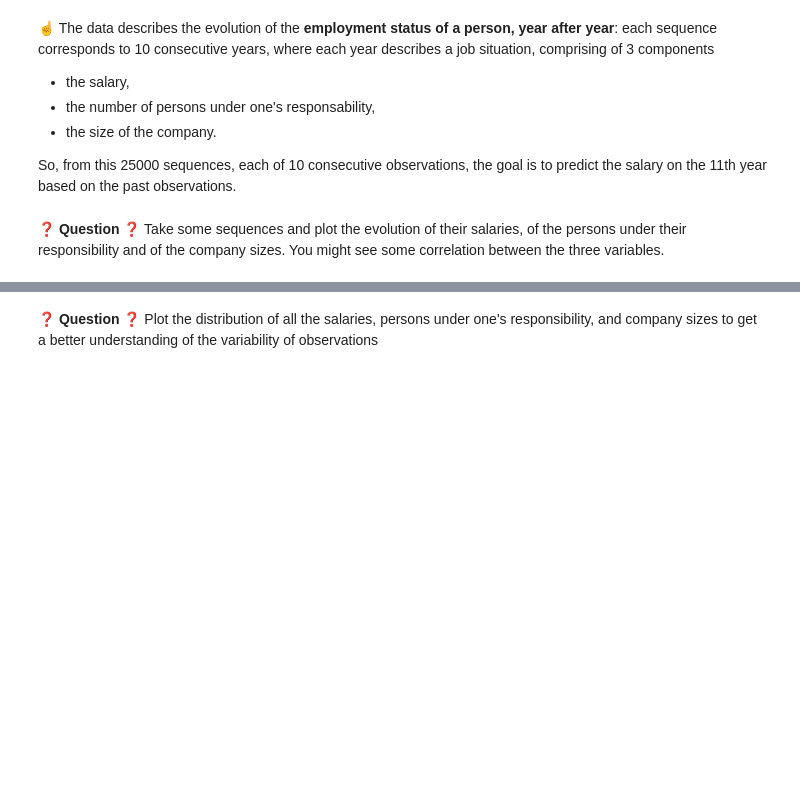
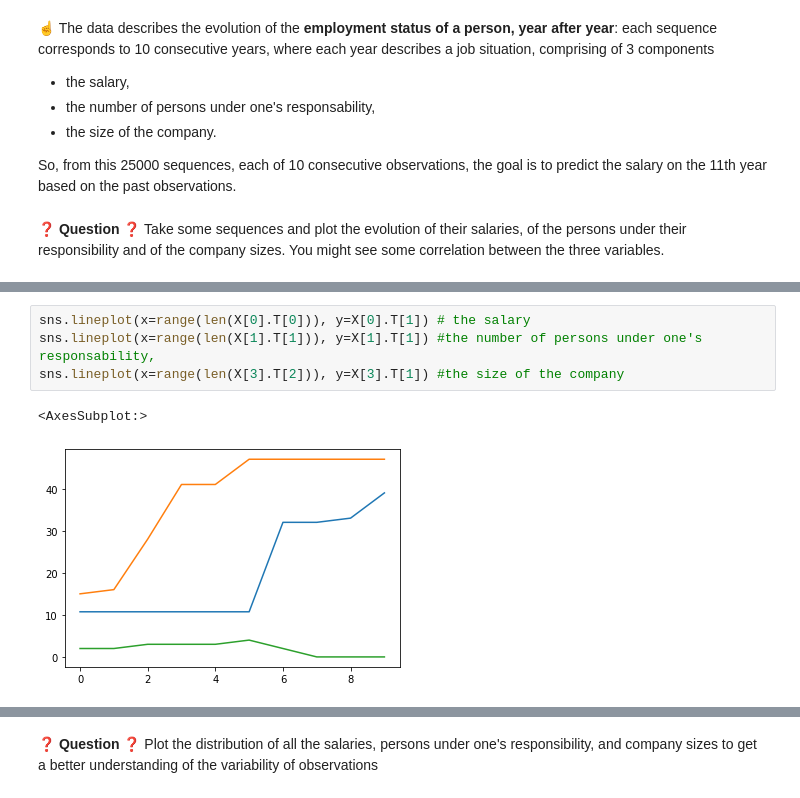
Before and after one commit to selmalopez/data-challenges, a Jupyter notebook: 06-Deep-Learning/04-Recurrent-Neural-Networks/01-Your-first-RNN/your_first_rnn.ipynb, the cells around one changed output, grey strips where cells are left out. Saved outputs shown, nothing was run; the diff lists cells and outputs as text; blank space fills up the shorter version.

```diff
--- a/06-Deep-Learning/04-Recurrent-Neural-Networks/01-Your-first-RNN/your_first_rnn.ipynb
+++ b/06-Deep-Learning/04-Recurrent-Neural-Networks/01-Your-first-RNN/your_first_rnn.ipynb
@@ -38,0 +87,7 @@ So, from this 25000 sequences, each of 10 consecutive observations, the goal is
+# %%
+sns.lineplot(x=range(len(X[0].T[0])), y=X[0].T[1]) # the salary
+sns.lineplot(x=range(len(X[1].T[1])), y=X[1].T[1]) #the number of persons under one's responsability,
+sns.lineplot(x=range(len(X[3].T[2])), y=X[3].T[1]) #the size of the company
+# %% [output]
+<AxesSubplot:>
+[figure, added]
```
Also changed, not shown: parts of 30 cells of this notebook.
